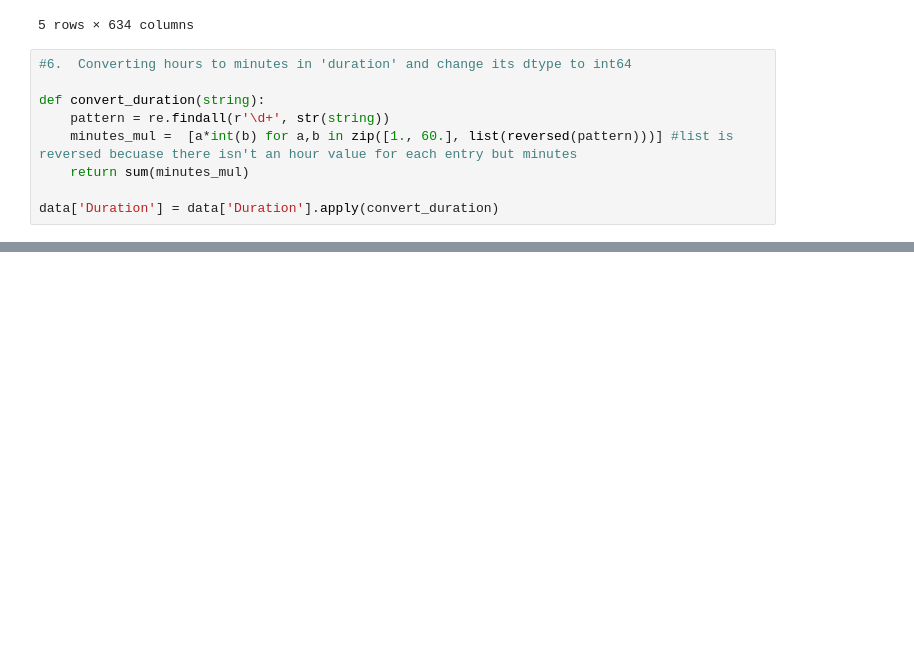
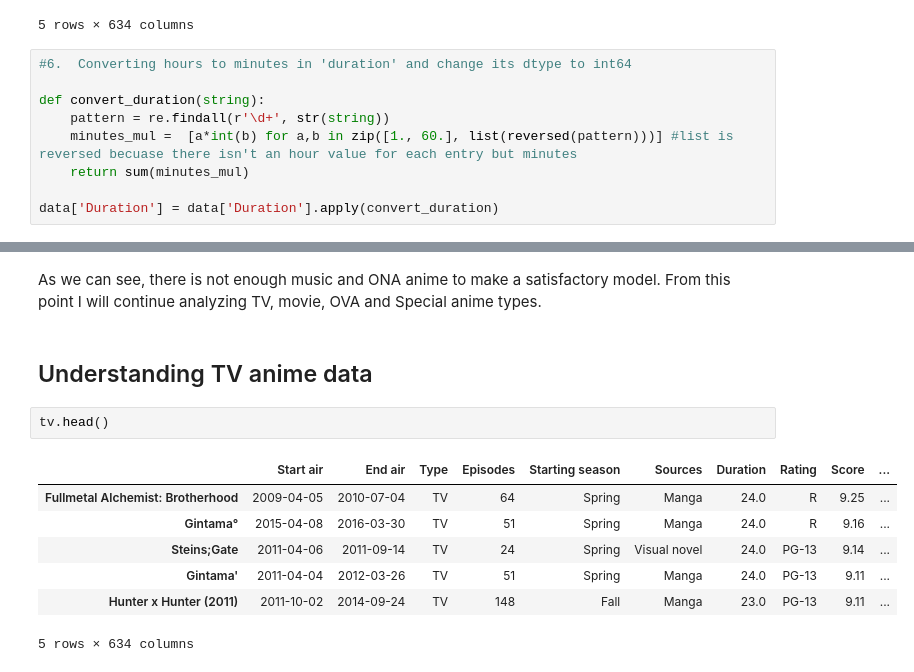
Before and after one commit to aza-atabayev/anime-rating-pop, a Jupyter notebook: Anime-rating-pop.ipynb, the cells around one changed output, grey strips where cells are left out. Cells and saved outputs as stored; diff of their text form; blank space fills up the shorter version.

```diff
--- a/Anime-rating-pop.ipynb
+++ b/Anime-rating-pop.ipynb
@@ -256,0 +286,14 @@ data['Duration'] = data['Duration'].apply(convert_duration)
+# %% [markdown]
+As we can see, there is not enough music and ONA anime to make a satisfactory model. From this point I will continue analyzing TV, movie, OVA and Special anime types.
+# %% [markdown]
+## Understanding TV anime data
+# %%
+tv.head()
+# %% [output]
+|  | Start air | End air | Type | Episodes | Starting season | Sources | Duration | Rating | Score | ... |
+| Fullmetal Alchemist: Brotherhood | 2009-04-05 | 2010-07-04 | TV | 64 | Spring | Manga | 24.0 | R | 9.25 | ... |
+| Gintama° | 2015-04-08 | 2016-03-30 | TV | 51 | Spring | Manga | 24.0 | R | 9.16 | ... |
+| Steins;Gate | 2011-04-06 | 2011-09-14 | TV | 24 | Spring | Visual novel | 24.0 | PG-13 | 9.14 | ... |
+| Gintama' | 2011-04-04 | 2012-03-26 | TV | 51 | Spring | Manga | 24.0 | PG-13 | 9.11 | ... |
+| Hunter x Hunter (2011) | 2011-10-02 | 2014-09-24 | TV | 148 | Fall | Manga | 23.0 | PG-13 | 9.11 | ... |
+5 rows × 634 columns
```
Also changed, not shown: parts of 12 cells of this notebook.
